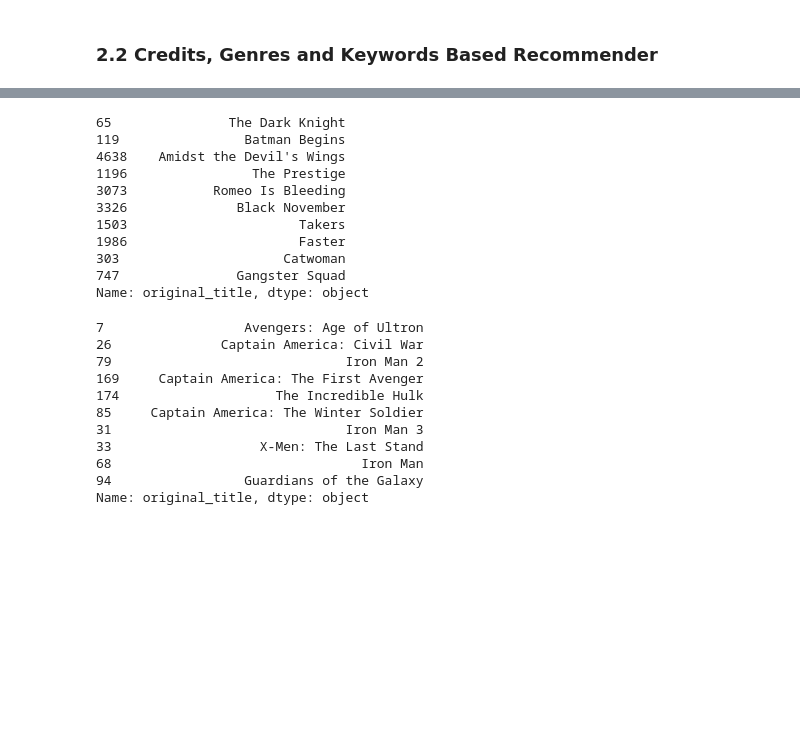
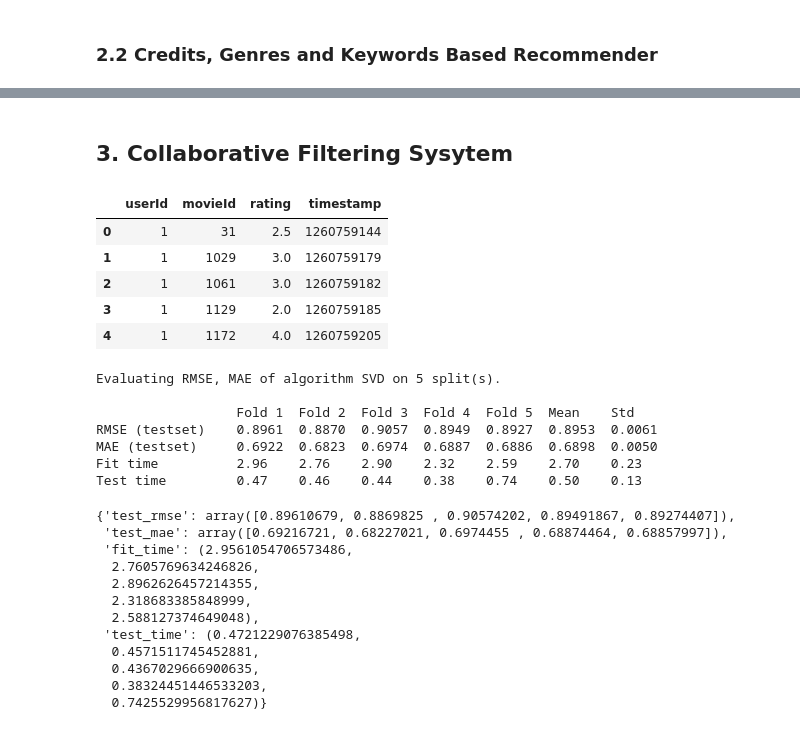
Before and after one commit to donald-okara/Movie_Recommendation_system, a Jupyter notebook: Analysis.ipynb, the cells around one changed output, grey strips where cells are left out. Cells and saved outputs as stored; diff of their text form; code cells hidden in the pictures; blank space fills up the shorter version.

Commit message:
Collaborative Filtering

```diff
--- a/Analysis.ipynb
+++ b/Analysis.ipynb
@@ -273,31 +277,5 @@ cosine_sim2 = cosine_similarity(count_matrix, count_matrix)
 # Reset index of our main DataFrame and construct reverse mapping as before
 movies = movies.reset_index()
 indices = pd.Series(movies.index, index=movies['original_title'])
-# %%
-get_recommendations('The Dark Knight Rises', cosine_sim2)
-# %% [output]
-65               The Dark Knight
-119                Batman Begins
-4638    Amidst the Devil's Wings
-1196                The Prestige
-3073           Romeo Is Bleeding
-3326              Black November
-1503                      Takers
-1986                      Faster
-303                     Catwoman
-747               Gangster Squad
-Name: original_title, dtype: object
-# %%
-get_recommendations("The Avengers",  cosine_sim2)
-# %% [output]
-7                  Avengers: Age of Ultron
-26              Captain America: Civil War
-79                              Iron Man 2
-169     Captain America: The First Avenger
-174                    The Incredible Hulk
-85     Captain America: The Winter Soldier
-31                              Iron Man 3
-33                   X-Men: The Last Stand
-68                                Iron Man
-94                 Guardians of the Galaxy
-Name: original_title, dtype: object
+# %% [markdown]
+## 3. Collaborative Filtering Sysytem
@@ -303,0 +291,44 @@ Name: original_title, dtype: object
+# %%
+reader = Reader()
+ratings = pd.read_csv(r'ratings_small.csv\ratings_small.csv')
+ratings.head()
+# %% [output]
+|  | userId | movieId | rating | timestamp |
+| 0 | 1 | 31 | 2.5 | 1260759144 |
+| 1 | 1 | 1029 | 3.0 | 1260759179 |
+| 2 | 1 | 1061 | 3.0 | 1260759182 |
+| 3 | 1 | 1129 | 2.0 | 1260759185 |
+| 4 | 1 | 1172 | 4.0 | 1260759205 |
+# %%
+from surprise import Reader, Dataset
+from surprise.model_selection import train_test_split, cross_validate
+
+# Load the ratings data using Surprise
+reader = Reader()
+data = Dataset.load_from_df(ratings[['userId', 'movieId', 'rating']], reader)
+
+# Define your model (SVD in this example)
+svd = SVD()
+
+# Perform 5-fold cross-validation
+cross_validate(svd, data, measures=['RMSE', 'MAE'], cv=5, verbose=True)
+# %% [output]
+Evaluating RMSE, MAE of algorithm SVD on 5 split(s).
+
+                  Fold 1  Fold 2  Fold 3  Fold 4  Fold 5  Mean    Std
+RMSE (testset)    0.8961  0.8870  0.9057  0.8949  0.8927  0.8953  0.0061
+MAE (testset)     0.6922  0.6823  0.6974  0.6887  0.6886  0.6898  0.0050
+Fit time          2.96    2.76    2.90    2.32    2.59    2.70    0.23
+Test time         0.47    0.46    0.44    0.38    0.74    0.50    0.13
+{'test_rmse': array([0.89610679, 0.8869825 , 0.90574202, 0.89491867, 0.89274407]),
+ 'test_mae': array([0.69216721, 0.68227021, 0.6974455 , 0.68874464, 0.68857997]),
+ 'fit_time': (2.9561054706573486,
+  2.7605769634246826,
+  2.8962626457214355,
+  2.318683385848999,
+  2.588127374649048),
+ 'test_time': (0.4721229076385498,
+  0.4571511745452881,
+  0.4367029666900635,
+  0.38324451446533203,
+  0.7425529956817627)}
```
Also changed, not shown: parts of 6 cells of this notebook, 1 other file.
